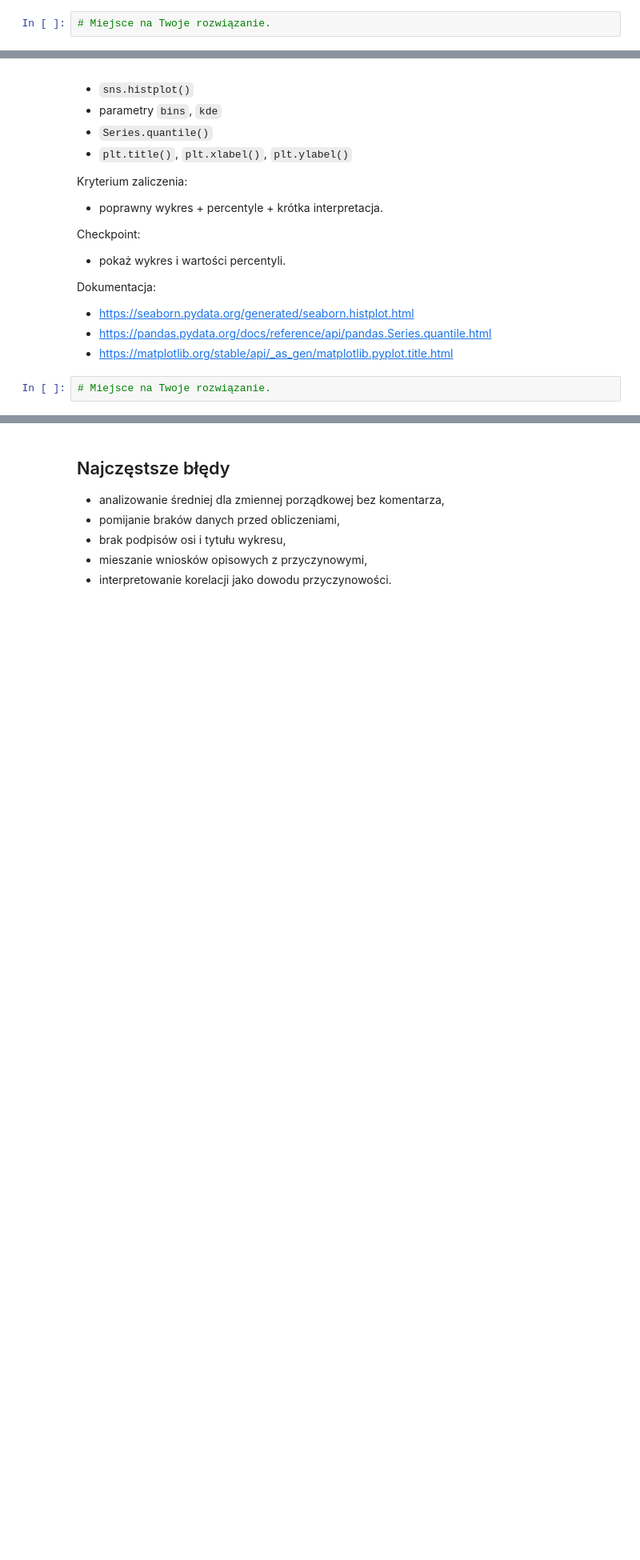
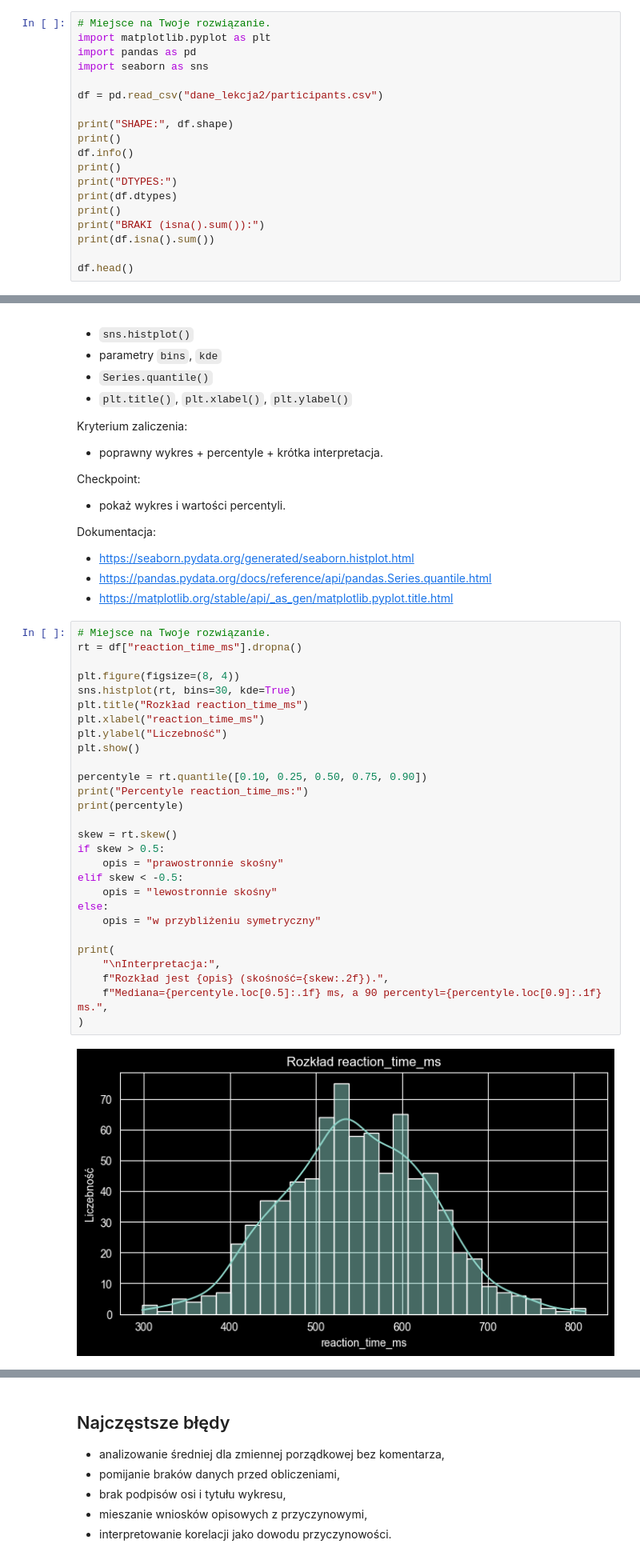
Before and after one commit to puznanski/AnalizaDanychPythonKurs, a Jupyter notebook: AnalizaDanychPython_Lekcja2.ipynb, the cells around one changed output, grey strips where cells are left out. Shown at 80% size. Cells and saved outputs as stored; diff of their text form; blank space fills up the shorter version.

```diff
--- a/AnalizaDanychPython_Lekcja2.ipynb
+++ b/AnalizaDanychPython_Lekcja2.ipynb
@@ -117,3 +117,20 @@ Dokumentacja:
 - https://pandas.pydata.org/docs/reference/api/pandas.DataFrame.isna.html
 # %%
 # Miejsce na Twoje rozwiązanie.
+import matplotlib.pyplot as plt
+import pandas as pd
+import seaborn as sns
+
+df = pd.read_csv("dane_lekcja2/participants.csv")
+
+print("SHAPE:", df.shape)
+print()
+df.info()
+print()
+print("DTYPES:")
+print(df.dtypes)
+print()
+print("BRAKI (isna().sum()):")
+print(df.isna().sum())
+
+df.head()
@@ -213,3 +365,31 @@ Dokumentacja:
 - https://matplotlib.org/stable/api/_as_gen/matplotlib.pyplot.title.html
 # %%
 # Miejsce na Twoje rozwiązanie.
+rt = df["reaction_time_ms"].dropna()
+
+plt.figure(figsize=(8, 4))
+sns.histplot(rt, bins=30, kde=True)
+plt.title("Rozkład reaction_time_ms")
+plt.xlabel("reaction_time_ms")
+plt.ylabel("Liczebność")
+plt.show()
+
+percentyle = rt.quantile([0.10, 0.25, 0.50, 0.75, 0.90])
+print("Percentyle reaction_time_ms:")
+print(percentyle)
+
+skew = rt.skew()
+if skew > 0.5:
+    opis = "prawostronnie skośny"
+elif skew < -0.5:
+    opis = "lewostronnie skośny"
+else:
+    opis = "w przybliżeniu symetryczny"
+
+print(
+    "\nInterpretacja:",
+    f"Rozkład jest {opis} (skośność={skew:.2f}).",
+    f"Mediana={percentyle.loc[0.5]:.1f} ms, a 90 percentyl={percentyle.loc[0.9]:.1f} ms.",
+)
+# %% [output]
+[figure, added]
```
Also changed, not shown: parts of 15 cells of this notebook, 4 other files.
